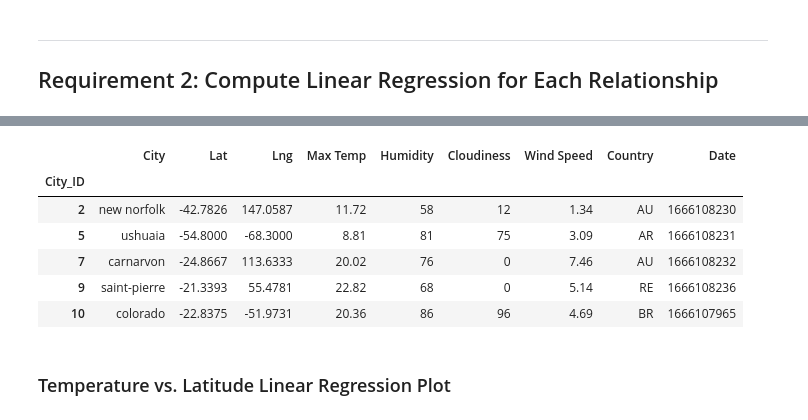
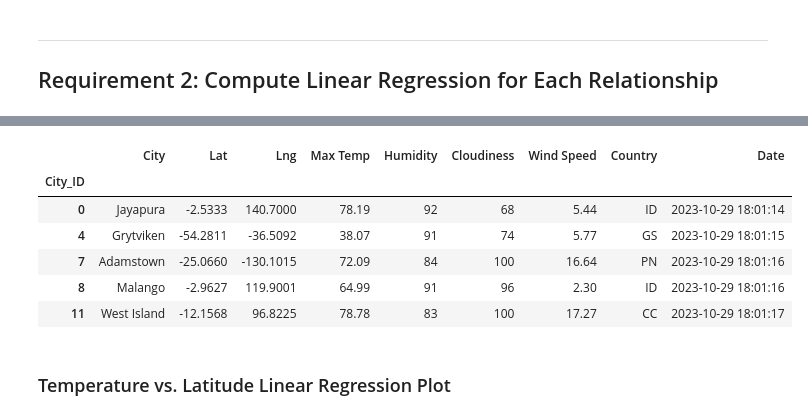
Before and after one commit to Shakermaker001/python-API-challenge, a Jupyter notebook: WeatherPy.ipynb, the cells around one changed output, grey strips where cells are left out. Saved outputs shown, nothing was run; the diff lists cells and outputs as text; code cells hidden in the pictures.

```diff
--- a/WeatherPy.ipynb
+++ b/WeatherPy.ipynb
@@ -186 +197,4 @@ city_data_df.head()
+# %%
+northern_hemisphere = city_data_df.loc[city_data_df['Lat'] > 0]
+southern_hemisphere = city_data_df.loc[city_data_df['Lat'] < 0]
 # %% [markdown]
@@ -273,16 +284,16 @@ northern_hemi_df.head()
 # %%
 # Create a DataFrame with the Southern Hemisphere data (Latitude < 0)
-# YOUR CODE HERE
+southern_hemi_df = pd.DataFrame(southern_hemisphere)
 
 # Display sample data
 southern_hemi_df.head()
 # %% [output]
 |  | City | Lat | Lng | Max Temp | Humidity | Cloudiness | Wind Speed | Country | Date |
 | City_ID |  |  |  |  |  |  |  |  |  |
-| 2 | new norfolk | -42.7826 | 147.0587 | 11.72 | 58 | 12 | 1.34 | AU | 1666108230 |
-| 5 | ushuaia | -54.8000 | -68.3000 | 8.81 | 81 | 75 | 3.09 | AR | 1666108231 |
-| 7 | carnarvon | -24.8667 | 113.6333 | 20.02 | 76 | 0 | 7.46 | AU | 1666108232 |
-| 9 | saint-pierre | -21.3393 | 55.4781 | 22.82 | 68 | 0 | 5.14 | RE | 1666108236 |
-| 10 | colorado | -22.8375 | -51.9731 | 20.36 | 86 | 96 | 4.69 | BR | 1666107965 |
+| 0 | Jayapura | -2.5333 | 140.7000 | 78.19 | 92 | 68 | 5.44 | ID | 2023-10-29 18:01:14 |
+| 4 | Grytviken | -54.2811 | -36.5092 | 38.07 | 91 | 74 | 5.77 | GS | 2023-10-29 18:01:15 |
+| 7 | Adamstown | -25.0660 | -130.1015 | 72.09 | 84 | 100 | 16.64 | PN | 2023-10-29 18:01:16 |
+| 8 | Malango | -2.9627 | 119.9001 | 64.99 | 91 | 96 | 2.30 | ID | 2023-10-29 18:01:16 |
+| 11 | West Island | -12.1568 | 96.8225 | 78.78 | 83 | 100 | 17.27 | CC | 2023-10-29 18:01:17 |
 # %% [markdown]
 ###  Temperature vs. Latitude Linear Regression Plot
```
Also changed, not shown: parts of 43 cells of this notebook, 1 other file.
